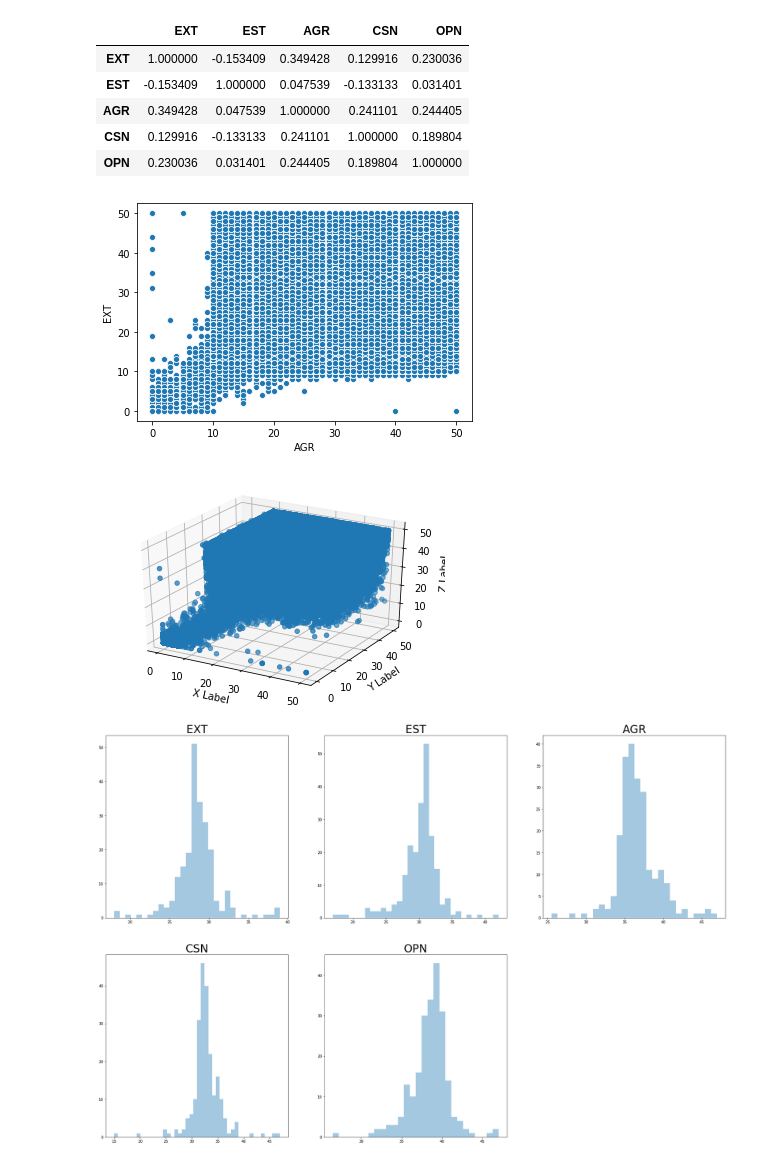
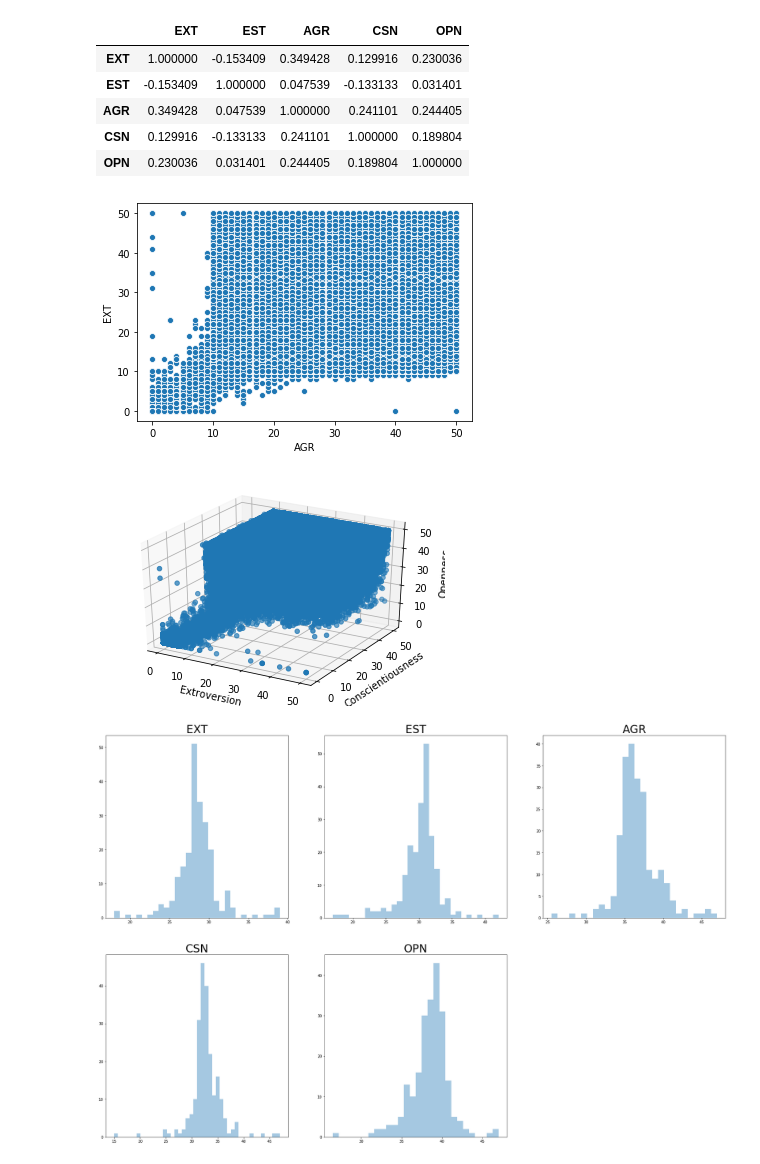
Before and after one commit to adi-ar/BigFiveTraits_EDA, a Jupyter notebook: EDA.ipynb, the cells around one changed output. Drawn from its saved outputs; the diff is of its cells as text; code cells hidden in the pictures.

```diff
--- a/EDA.ipynb
+++ b/EDA.ipynb
@@ -92,17 +94,17 @@ df_scores.iloc[:,0:5].corr()
 # %%
 from mpl_toolkits.mplot3d import Axes3D
 
 scatter_plots = plt.figure()
 sns.scatterplot(x=df_scores.AGR, y=df_scores.EXT)
 plt.show()
 
 fig = plt.figure()
 ax = fig.add_subplot(111, projection='3d')
 ax.scatter(df_scores.EXT, df_scores.EST, df_scores.OPN)
-ax.set_xlabel('X Label')
-ax.set_ylabel('Y Label')
-ax.set_zlabel('Z Label')
+ax.set_xlabel('Extroversion')
+ax.set_ylabel('Conscientiousness')
+ax.set_zlabel('Openness')
 plt.show()
 # %% [output]
 [figure]
-[figure, old version]
+[figure, new version]
```
Also changed, not shown: parts of 10 cells of this notebook.
